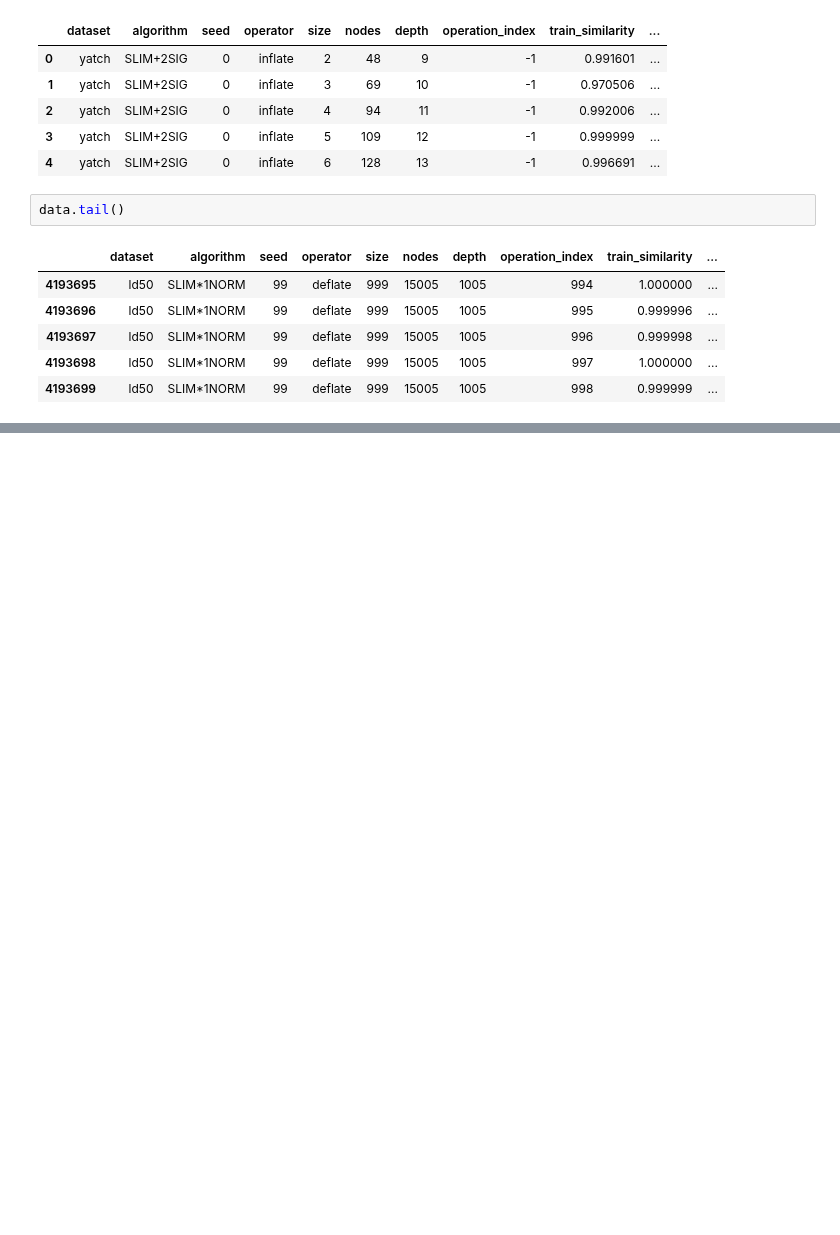
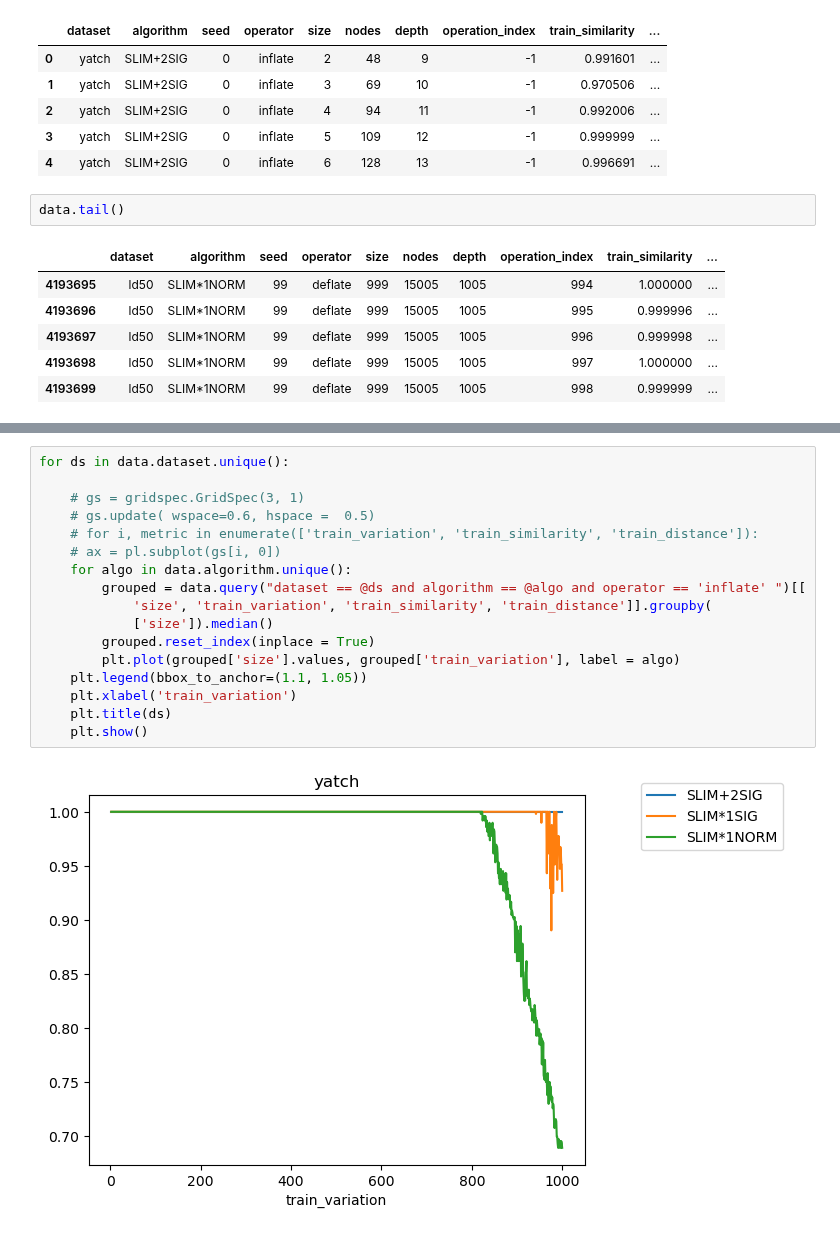
Before and after one commit to Rizzolioli/SlimShady, a Jupyter notebook: utils/Impact study.ipynb, the cells around one changed output, grey strips where cells are left out. Drawn from its saved outputs; the diff is of its cells as text; blank space fills up the shorter version.

```diff
--- a/utils/Impact study.ipynb
+++ b/utils/Impact study.ipynb
@@ -81,0 +86,19 @@ concrete_slump
+# %%
+for ds in data.dataset.unique():
+
+    # gs = gridspec.GridSpec(3, 1)
+    # gs.update( wspace=0.6, hspace =  0.5)
+    # for i, metric in enumerate(['train_variation', 'train_similarity', 'train_distance']):
+    # ax = pl.subplot(gs[i, 0])
+    for algo in data.algorithm.unique():
+        grouped = data.query("dataset == @ds and algorithm == @algo and operator == 'inflate' ")[[
+            'size', 'train_variation', 'train_similarity', 'train_distance']].groupby(
+            ['size']).median()
+        grouped.reset_index(inplace = True)
+        plt.plot(grouped['size'].values, grouped['train_variation'], label = algo)
+    plt.legend(bbox_to_anchor=(1.1, 1.05))
+    plt.xlabel('train_variation')
+    plt.title(ds)
+    plt.show()
+# %% [output]
+[figure, added]
```
Also changed, not shown: parts of 4 cells of this notebook, 2 other files.
